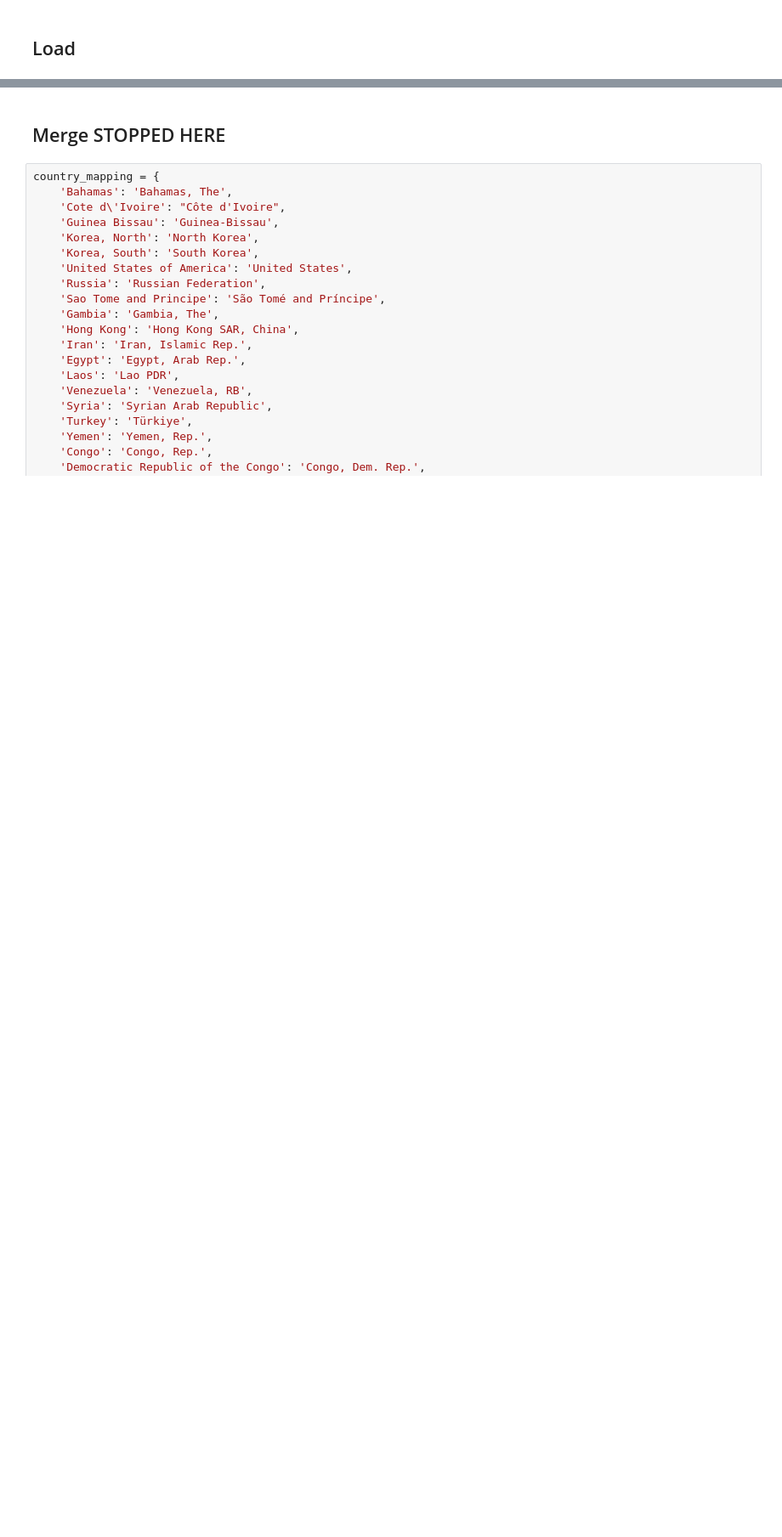
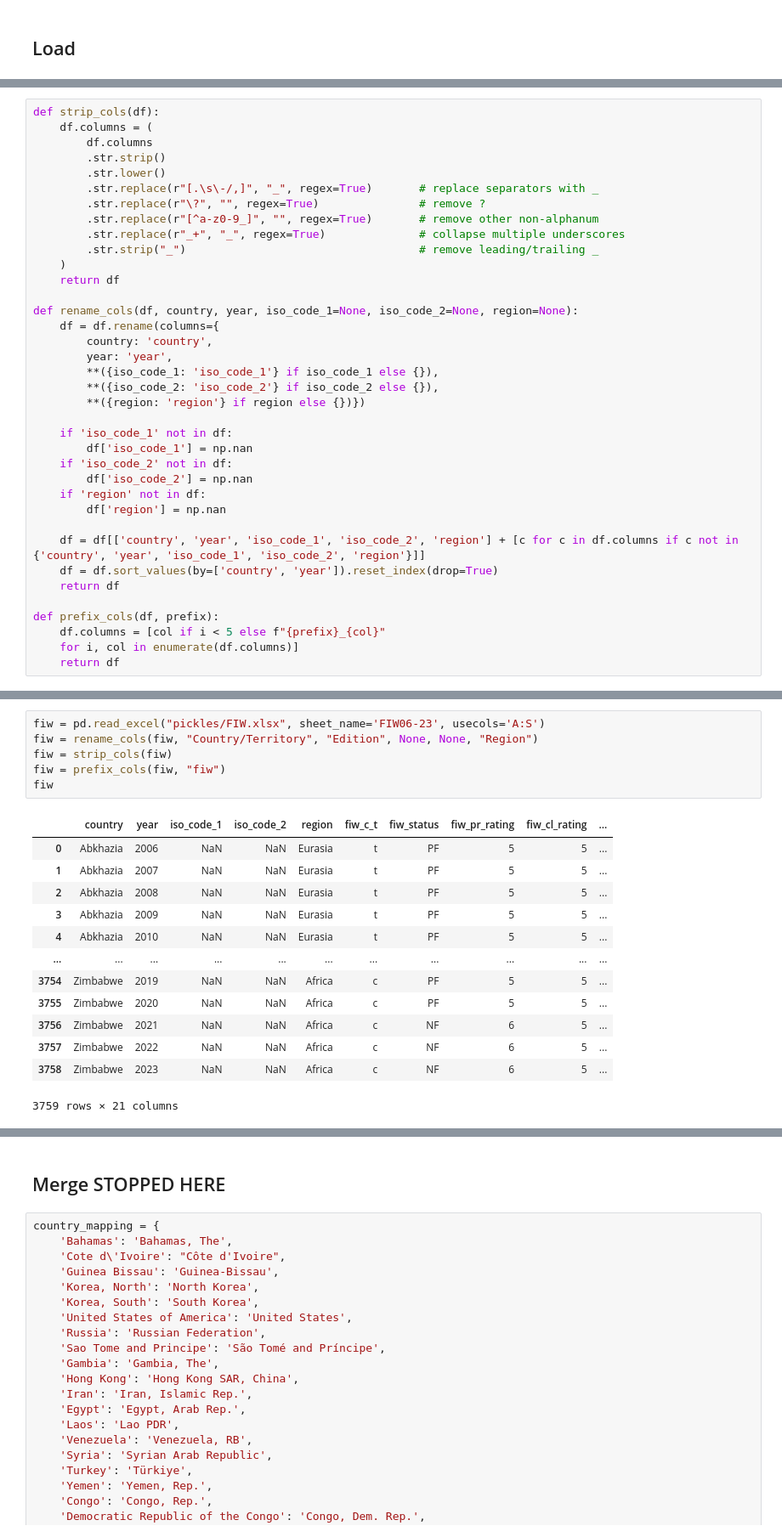
Before and after one commit to janjdarecki/instquality, a Jupyter notebook: Policy path.ipynb, the cells around one changed output, grey strips where cells are left out. Shown at 85% size. Drawn from its saved outputs; the diff is of its cells as text; blank space fills up the shorter version.

```diff
--- a/Policy path.ipynb
+++ b/Policy path.ipynb
@@ -25,0 +22,37 @@ Dropping high-null cols Index([], dtype='object')
+# %%
+def strip_cols(df):
+    df.columns = (
+        df.columns
+        .str.strip()
+        .str.lower()
+        .str.replace(r"[.\s\-/,]", "_", regex=True)       # replace separators with _
+        .str.replace(r"\?", "", regex=True)               # remove ?
+        .str.replace(r"[^a-z0-9_]", "", regex=True)       # remove other non-alphanum
+        .str.replace(r"_+", "_", regex=True)              # collapse multiple underscores
+        .str.strip("_")                                   # remove leading/trailing _
+    )
+    return df
+
+def rename_cols(df, country, year, iso_code_1=None, iso_code_2=None, region=None):
+    df = df.rename(columns={
+        country: 'country',
+        year: 'year',
+        **({iso_code_1: 'iso_code_1'} if iso_code_1 else {}),
+        **({iso_code_2: 'iso_code_2'} if iso_code_2 else {}),
+        **({region: 'region'} if region else {})})
+
+    if 'iso_code_1' not in df:
+        df['iso_code_1'] = np.nan
+    if 'iso_code_2' not in df:
+        df['iso_code_2'] = np.nan
+    if 'region' not in df:
+        df['region'] = np.nan
+
+    df = df[['country', 'year', 'iso_code_1', 'iso_code_2', 'region'] + [c for c in df.columns if c not in {'country', 'year', 'iso_code_1', 'iso_code_2', 'region'}]]
+    df = df.sort_values(by=['country', 'year']).reset_index(drop=True)
+    return df
+
+def prefix_cols(df, prefix):
+    df.columns = [col if i < 5 else f"{prefix}_{col}"
+    for i, col in enumerate(df.columns)]
+    return df
@@ -25,0 +79,20 @@ Dropping high-null cols Index([], dtype='object')
+# %%
+fiw = pd.read_excel("pickles/FIW.xlsx", sheet_name='FIW06-23', usecols='A:S')
+fiw = rename_cols(fiw, "Country/Territory", "Edition", None, None, "Region")
+fiw = strip_cols(fiw)
+fiw = prefix_cols(fiw, "fiw")
+fiw
+# %% [output]
+|  | country | year | iso_code_1 | iso_code_2 | region | fiw_c_t | fiw_status | fiw_pr_rating | fiw_cl_rating | ... |
+| 0 | Abkhazia | 2006 | NaN | NaN | Eurasia | t | PF | 5 | 5 | ... |
+| 1 | Abkhazia | 2007 | NaN | NaN | Eurasia | t | PF | 5 | 5 | ... |
+| 2 | Abkhazia | 2008 | NaN | NaN | Eurasia | t | PF | 5 | 5 | ... |
+| 3 | Abkhazia | 2009 | NaN | NaN | Eurasia | t | PF | 5 | 5 | ... |
+| 4 | Abkhazia | 2010 | NaN | NaN | Eurasia | t | PF | 5 | 5 | ... |
+| ... | ... | ... | ... | ... | ... | ... | ... | ... | ... | ... |
+| 3754 | Zimbabwe | 2019 | NaN | NaN | Africa | c | PF | 5 | 5 | ... |
+| 3755 | Zimbabwe | 2020 | NaN | NaN | Africa | c | PF | 5 | 5 | ... |
+| 3756 | Zimbabwe | 2021 | NaN | NaN | Africa | c | NF | 6 | 5 | ... |
+| 3757 | Zimbabwe | 2022 | NaN | NaN | Africa | c | NF | 6 | 5 | ... |
+| 3758 | Zimbabwe | 2023 | NaN | NaN | Africa | c | NF | 6 | 5 | ... |
+3759 rows × 21 columns
```
Also changed, not shown: parts of 11 cells of this notebook, 29 other files.
